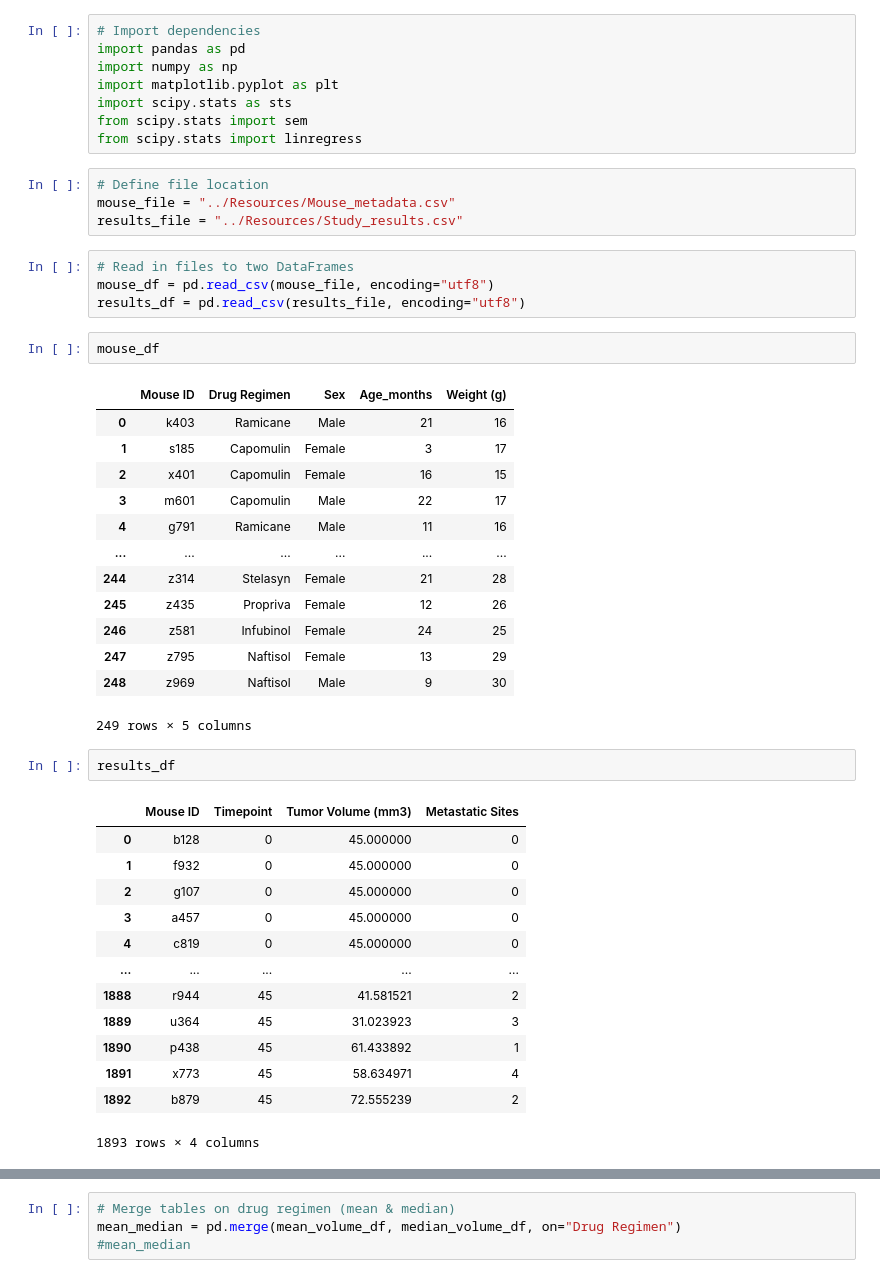
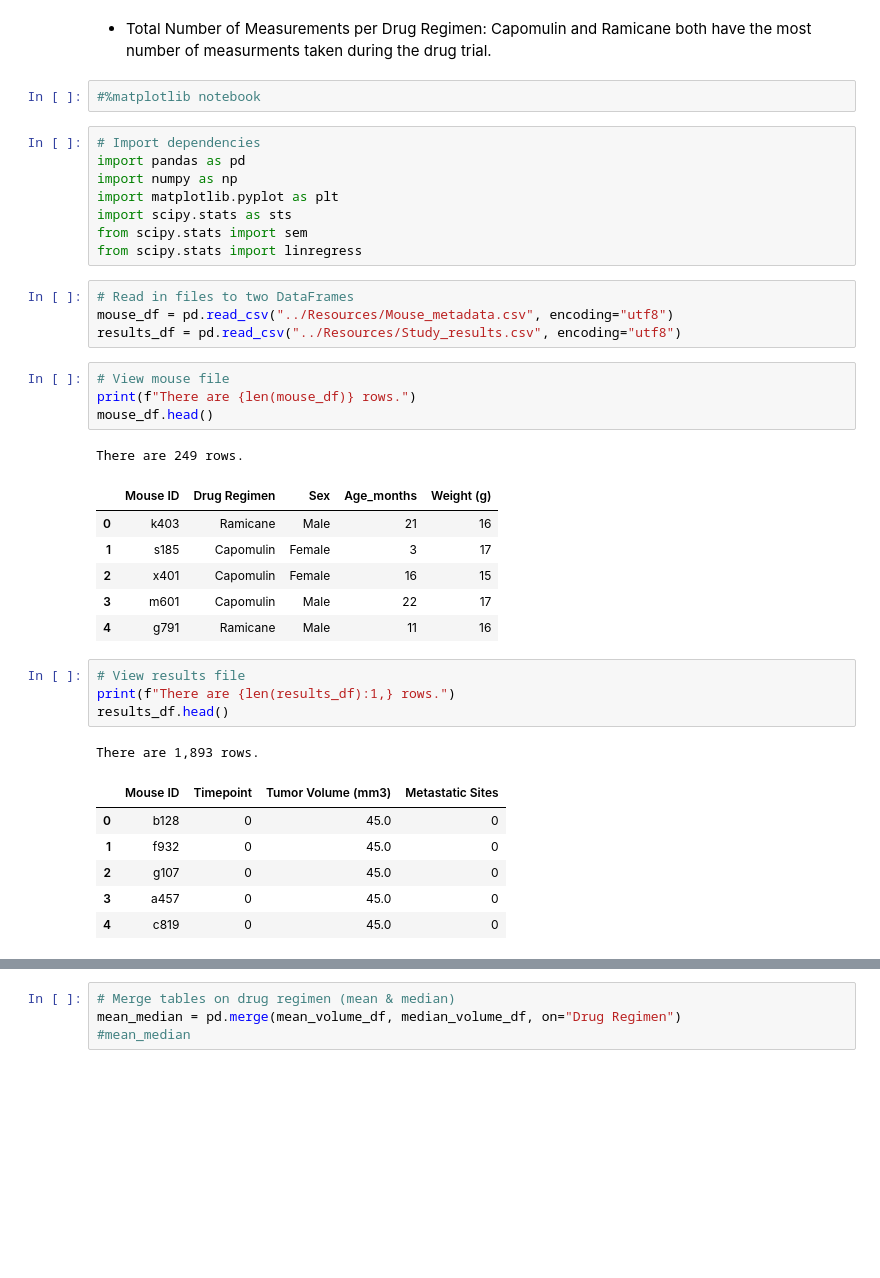
Before and after one commit to juliabrunett/matplotlib-challenge, a Jupyter notebook: Pymaceuticals/pymaceuticals.ipynb, the cells around one changed output, grey strips where cells are left out. Saved outputs shown, nothing was run; the diff lists cells and outputs as text; blank space fills up the shorter version.

```diff
--- a/Pymaceuticals/pymaceuticals.ipynb
+++ b/Pymaceuticals/pymaceuticals.ipynb
@@ -5,3 +3,7 @@
+# %% [markdown]
+- Total Number of Measurements per Drug Regimen: Capomulin and Ramicane both have the most number of measurments taken during the drug trial.
+# %%
+#%matplotlib notebook
 # %%
 # Import dependencies
 import pandas as pd
@@ -10,46 +12,34 @@ import matplotlib.pyplot as plt
 import scipy.stats as sts
 from scipy.stats import sem
 from scipy.stats import linregress
-# %%
-# Define file location
-mouse_file = "../Resources/Mouse_metadata.csv"
-results_file = "../Resources/Study_results.csv"
 # %%
 # Read in files to two DataFrames
-mouse_df = pd.read_csv(mouse_file, encoding="utf8")
-results_df = pd.read_csv(results_file, encoding="utf8")
+mouse_df = pd.read_csv("../Resources/Mouse_metadata.csv", encoding="utf8")
+results_df = pd.read_csv("../Resources/Study_results.csv", encoding="utf8")
 # %%
-mouse_df
+# View mouse file
+print(f"There are {len(mouse_df)} rows.")
+mouse_df.head()
 # %% [output]
+There are 249 rows.
 |  | Mouse ID | Drug Regimen | Sex | Age_months | Weight (g) |
 | 0 | k403 | Ramicane | Male | 21 | 16 |
 | 1 | s185 | Capomulin | Female | 3 | 17 |
 | 2 | x401 | Capomulin | Female | 16 | 15 |
 | 3 | m601 | Capomulin | Male | 22 | 17 |
 | 4 | g791 | Ramicane | Male | 11 | 16 |
-| ... | ... | ... | ... | ... | ... |
-| 244 | z314 | Stelasyn | Female | 21 | 28 |
-| 245 | z435 | Propriva | Female | 12 | 26 |
-| 246 | z581 | Infubinol | Female | 24 | 25 |
-| 247 | z795 | Naftisol | Female | 13 | 29 |
-| 248 | z969 | Naftisol | Male | 9 | 30 |
-249 rows × 5 columns
 # %%
-results_df
+# View results file
+print(f"There are {len(results_df):1,} rows.")
+results_df.head()
 # %% [output]
+There are 1,893 rows.
 |  | Mouse ID | Timepoint | Tumor Volume (mm3) | Metastatic Sites |
-| 0 | b128 | 0 | 45.000000 | 0 |
-| 1 | f932 | 0 | 45.000000 | 0 |
-| 2 | g107 | 0 | 45.000000 | 0 |
-| 3 | a457 | 0 | 45.000000 | 0 |
-| 4 | c819 | 0 | 45.000000 | 0 |
-| ... | ... | ... | ... | ... |
-| 1888 | r944 | 45 | 41.581521 | 2 |
-| 1889 | u364 | 45 | 31.023923 | 3 |
-| 1890 | p438 | 45 | 61.433892 | 1 |
-| 1891 | x773 | 45 | 58.634971 | 4 |
-| 1892 | b879 | 45 | 72.555239 | 2 |
+| 0 | b128 | 0 | 45.0 | 0 |
+| 1 | f932 | 0 | 45.0 | 0 |
+| 2 | g107 | 0 | 45.0 | 0 |
+| 3 | a457 | 0 | 45.0 | 0 |
+| 4 | c819 | 0 | 45.0 | 0 |
-1893 rows × 4 columns
 # %%
 # Check for duplicate timepoints with a single mouse ID and create a new column
 results_df["Duplicate"] = results_df.duplicated(subset=["Mouse ID", "Timepoint"], keep=False)
```
Also changed, not shown: parts of 75 cells of this notebook, 1 other file.
